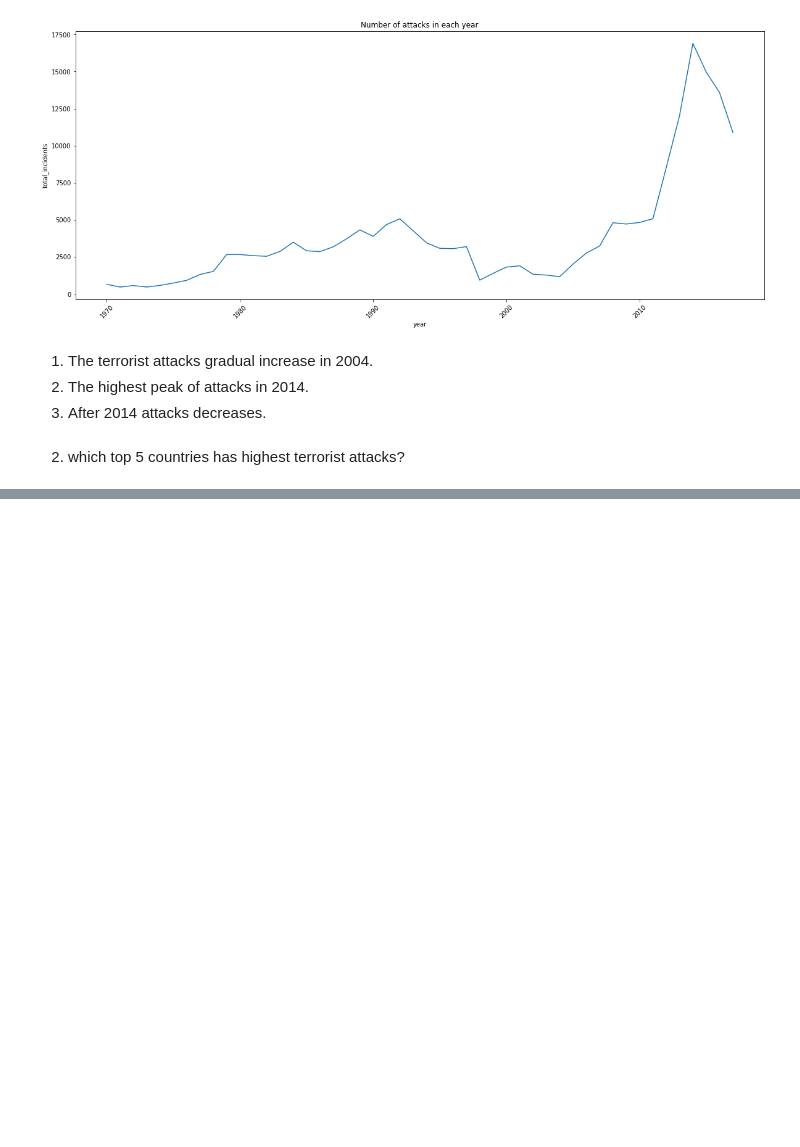
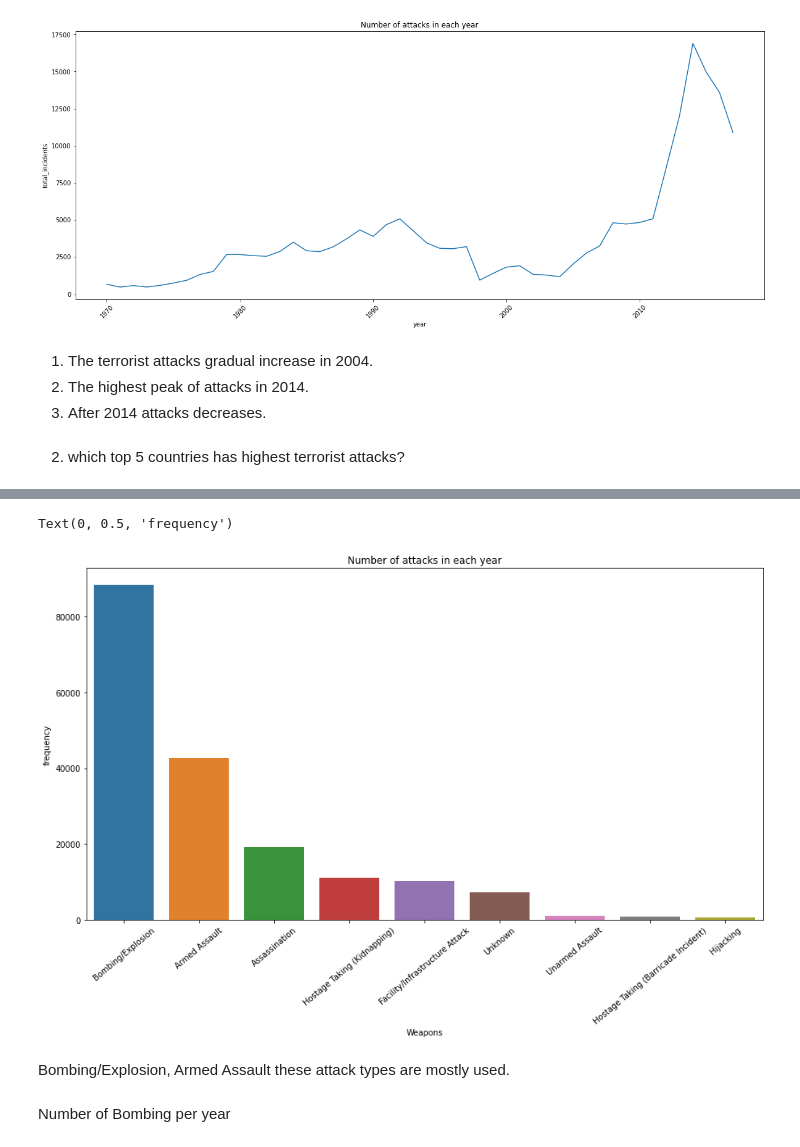
Before and after one commit to VrushankAmare/Global-Terrorist-Data-EDA, a Jupyter notebook: Global_Terrorism_Analysis_Capstone_Project.ipynb, the cells around one changed output, grey strips where cells are left out. Drawn from its saved outputs; the diff is of its cells as text; code cells hidden in the pictures; blank space fills up the shorter version.

```diff
--- a/Global_Terrorism_Analysis_Capstone_Project.ipynb
+++ b/Global_Terrorism_Analysis_Capstone_Project.ipynb
@@ -291,0 +341,14 @@ Object `attacks` not found.
+# %%
+plt.figure(figsize=(15,8))
+plt.xticks(rotation = 40)
+plt.title('Number of attacks in each year')
+sns.barplot(df['Attack_type'].value_counts().index,df['Attack_type'].value_counts()[0:10].values)
+plt.xlabel('Weapons')
+plt.ylabel('frequency')
+# %% [output]
+Text(0, 0.5, 'frequency')
+[figure, added]
+# %% [markdown]
+Bombing/Explosion, Armed Assault these attack types are mostly used.
+# %% [markdown]
+Number of Bombing per year
```
Also changed, not shown: parts of 44 cells of this notebook.
